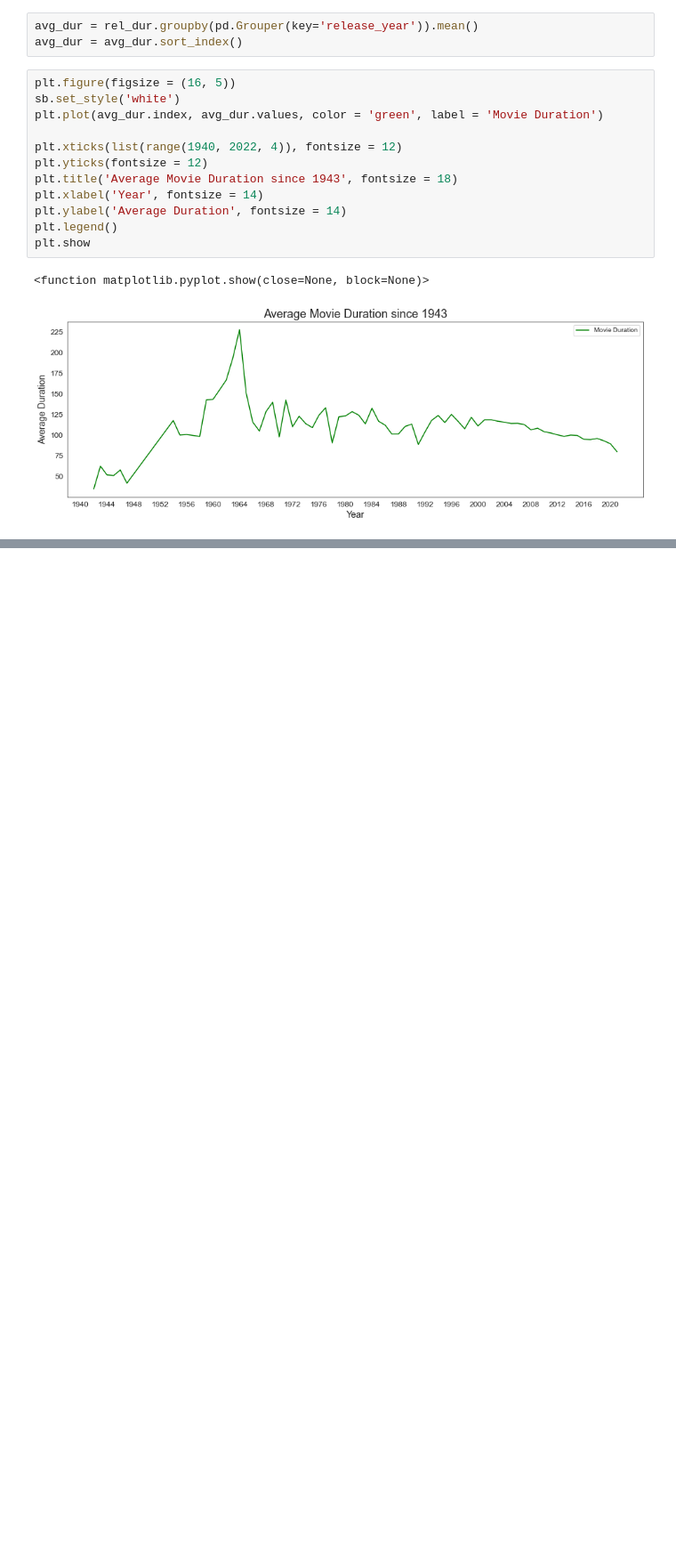
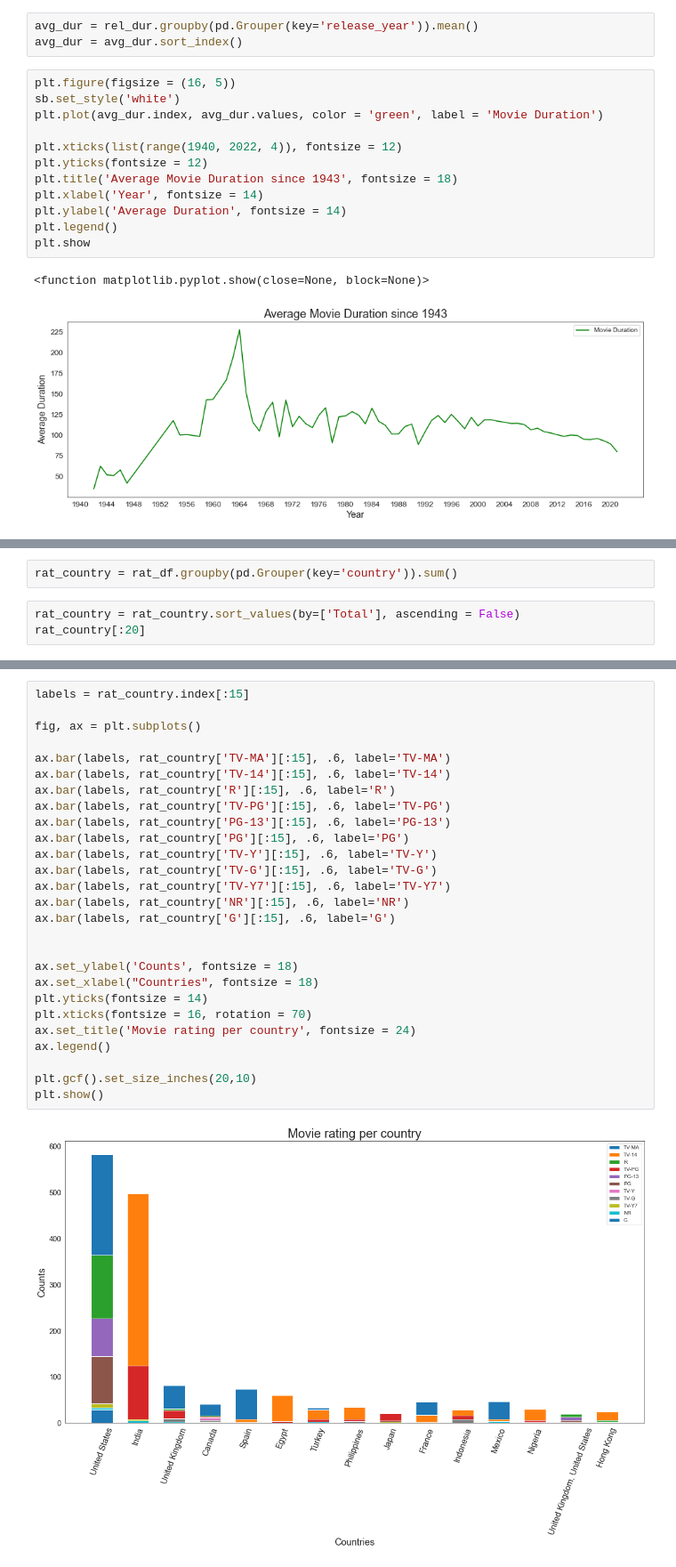
Before and after one commit to avgcam/netflix-eda, a Jupyter notebook: netflix_eda.ipynb, the cells around one changed output, grey strips where cells are left out. Shown: that part at 89% size. Saved outputs shown, nothing was run; the diff lists cells and outputs as text; blank space fills up the shorter version.

```diff
--- a/netflix_eda.ipynb
+++ b/netflix_eda.ipynb
@@ -236,0 +284,5 @@ plt.show
+# %%
+rat_country = rat_df.groupby(pd.Grouper(key='country')).sum()
+# %%
+rat_country = rat_country.sort_values(by=['Total'], ascending = False)
+rat_country[:20]
@@ -236,0 +308,29 @@ plt.show
+# %%
+labels = rat_country.index[:15]
+
+fig, ax = plt.subplots()
+
+ax.bar(labels, rat_country['TV-MA'][:15], .6, label='TV-MA')
+ax.bar(labels, rat_country['TV-14'][:15], .6, label='TV-14')
+ax.bar(labels, rat_country['R'][:15], .6, label='R')
+ax.bar(labels, rat_country['TV-PG'][:15], .6, label='TV-PG')
+ax.bar(labels, rat_country['PG-13'][:15], .6, label='PG-13')
+ax.bar(labels, rat_country['PG'][:15], .6, label='PG')
+ax.bar(labels, rat_country['TV-Y'][:15], .6, label='TV-Y')
+ax.bar(labels, rat_country['TV-G'][:15], .6, label='TV-G')
+ax.bar(labels, rat_country['TV-Y7'][:15], .6, label='TV-Y7')
+ax.bar(labels, rat_country['NR'][:15], .6, label='NR')
+ax.bar(labels, rat_country['G'][:15], .6, label='G')
+
+
+ax.set_ylabel('Counts', fontsize = 18)
+ax.set_xlabel("Countries", fontsize = 18)
+plt.yticks(fontsize = 14)
+plt.xticks(fontsize = 16, rotation = 70)
+ax.set_title('Movie rating per country', fontsize = 24)
+ax.legend()
+
+plt.gcf().set_size_inches(20,10)
+plt.show()
+# %% [output]
+[figure, added]
```
Also changed, not shown: parts of 4 cells of this notebook.
